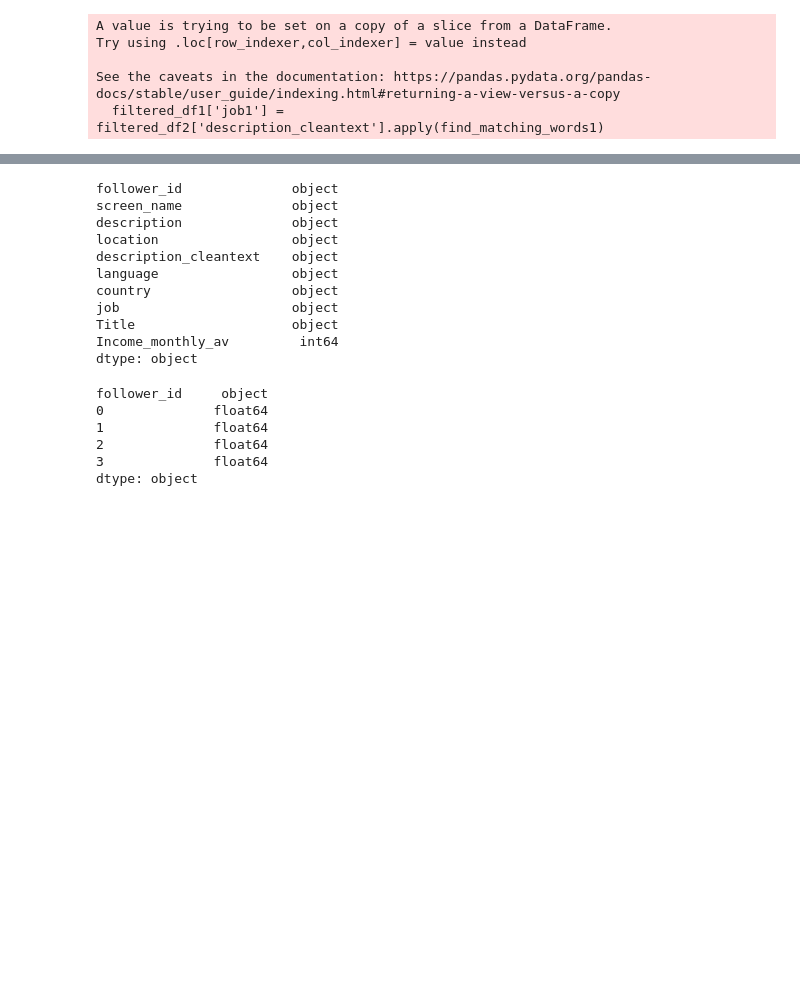
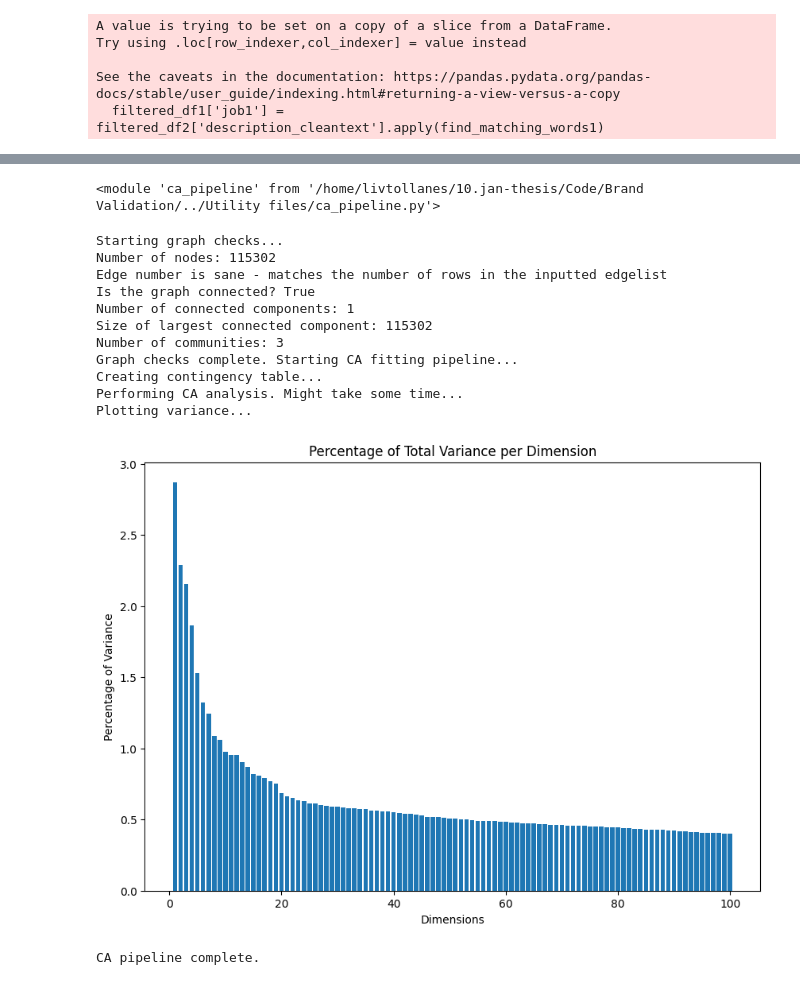
Before and after one commit to livtol99/Liv-Stage---FOCOS-Hand-Over, a Jupyter notebook: Code/Brand Validation/Bio_validation.ipynb, the cells around one changed output, grey strips where cells are left out. Saved outputs shown, nothing was run; the diff lists cells and outputs as text; code cells hidden in the pictures; blank space fills up the shorter version.

```diff
--- a/Code/Brand Validation/Bio_validation.ipynb
+++ b/Code/Brand Validation/Bio_validation.ipynb
@@ -339,14 +186,0 @@ jobs.head()
-# %%
-jobs.dtypes
-# %% [output]
-follower_id              object
-screen_name              object
-description              object
-location                 object
-description_cleantext    object
-language                 object
-country                  object
-job                      object
-Title                    object
-Income_monthly_av         int64
-dtype: object
@@ -352,0 +194,41 @@ dtype: object
+# %%
+#Fit the CA on the full network
+
+# load data
+path = '/home/livtollanes/NewData/french/french_edgelist_marker_threshold.csv'
+
+req_cols = ['marker_id', 'follower_id', 'twitter_name','followers','french_followers', 'type', 'type2']
+dtypes = {'marker_id': 'object',
+          'follower_id': 'object',
+          'twitter_name': 'object',
+          'followers': 'int64',
+          'french_followers': 'int64',
+          'type': 'object',
+          'type2': 'object'}
+
+
+edgelist = pd.read_csv(path, usecols=req_cols, dtype=dtypes)
+# %%
+importlib.reload(ca_pipeline)
+# %% [output]
+<module 'ca_pipeline' from '/home/livtollanes/10.jan-thesis/Code/Brand Validation/../Utility files/ca_pipeline.py'>
+# %%
+
+subset_name = 'full_network'
+all = ca_pipeline.PipelineCorAnalysis(edgelist, subset_name)
+path = '/home/livtollanes/NewData/coordinates/'
+all.run_all(path)
+# %% [output]
+Starting graph checks...
+Number of nodes: 115302
+Edge number is sane - matches the number of rows in the inputted edgelist
+Is the graph connected? True
+Number of connected components: 1
+Size of largest connected component: 115302
+Number of communities: 3
+Graph checks complete. Starting CA fitting pipeline...
+Creating contingency table...
+Performing CA analysis. Might take some time...
+Plotting variance...
+[figure, added]
+CA pipeline complete.
@@ -355,9 +240,0 @@ coords['follower_id'] = coords['follower_id'].astype('object')
-# %%
-coords.dtypes
-# %% [output]
-follower_id     object
-0              float64
-1              float64
-2              float64
-3              float64
-dtype: object
```
Also changed, not shown: parts of 32 cells of this notebook, 1 other file.
